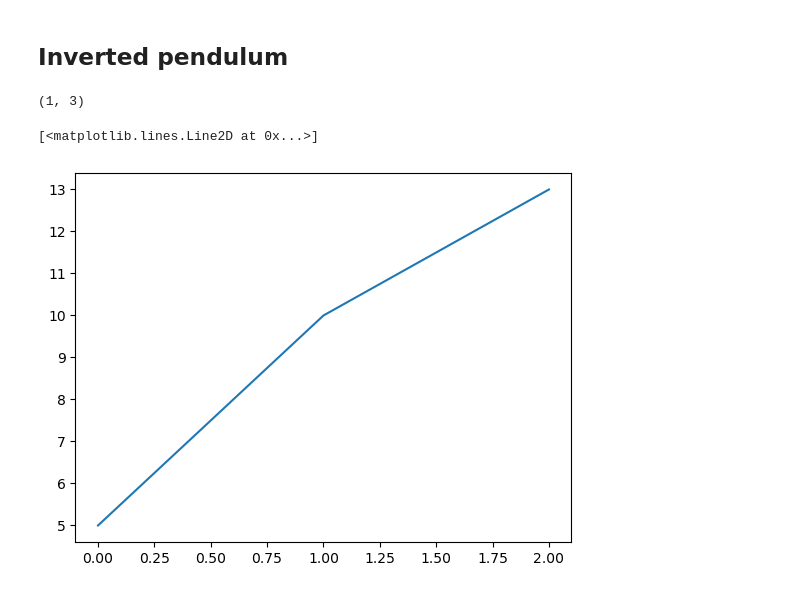
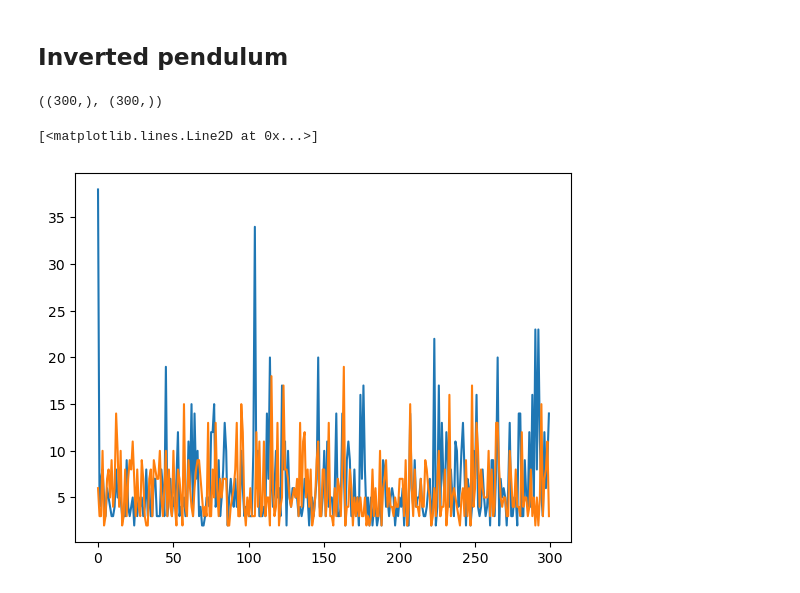
Before and after one commit to nicolasleblanc-poly/QRNN-MPC, a Jupyter notebook: mppi/mppi_analysis.ipynb, the cells around one changed output. Saved outputs shown, nothing was run; the diff lists cells and outputs as text; code cells hidden in the pictures.

```diff
--- a/mppi/mppi_analysis.ipynb
+++ b/mppi/mppi_analysis.ipynb
@@ -129,16 +136,20 @@ Text(0, 0.5, 'Mean episodic return')
 ## Inverted pendulum
 # %%
 # IP_mppi_0 = np.load("C:\\Users\\nicle\\Desktop\\QRNN-MPC\\mppi\\PandaReach_MPPI_results_seed0.npz")['arr_0'] #['mean_reward']
-# IP_mppi_8 = np.load("C:\\Users\\nicle\\Desktop\\QRNN-MPC\\mppi\\PandaReach_MPPI_results_seed8.npz")['arr_0']
-# IP_mppi_15 = np.load("C:\\Users\\nicle\\Desktop\\QRNN-MPC\\mppi\\PandaReach_MPPI_results_seed15.npz")['arr_0']
+IP_mppi_8 = np.load("C:\\Users\\nicle\\Desktop\\QRNN-MPC\\mppi\\InvertedPendulum_MPPI_results_seed8.npz")['arr_0']
+IP_mppi_15 = np.load("C:\\Users\\nicle\\Desktop\\QRNN-MPC\\mppi\\InvertedPendulum_MPPI_results_seed15.npz")['arr_0']
 
-IP_mppi = np.load("C:\\Users\\nicle\\Desktop\\QRNN-MPC\\mppi\\InvertedPendulum_MPPI_results.npz")
+# IP_mppi = np.load("C:\\Users\\nicle\\Desktop\\QRNN-MPC\\mppi\\InvertedPendulum_MPPI_results.npz")
 # %%
-IP_mppi['episode_rewards'].shape
+# IP_mppi['episode_rewards'].shape
+
+IP_mppi_8.shape, IP_mppi_15.shape
 # %% [output]
-(1, 3)
+((300,), (300,))
 # %%
-plt.plot(IP_mppi['mean_rewards'], label='MPPI')
+# plt.plot(IP_mppi['mean_rewards'], label='MPPI')
+plt.plot(IP_mppi_8, label='MPPI seed 8')
+plt.plot(IP_mppi_15, label='MPPI seed 15')
 # %% [output]
 [<matplotlib.lines.Line2D at 0x...>]
-[figure, old version]
+[figure, new version]
```
Also changed, not shown: parts of 5 cells of this notebook, 16 other files.
